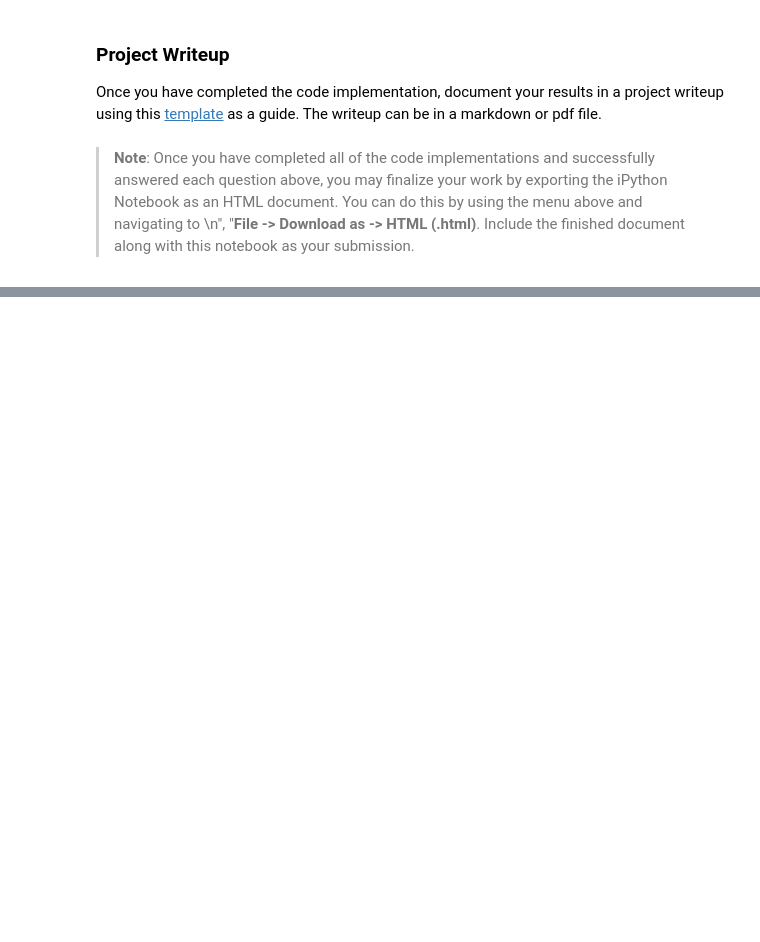
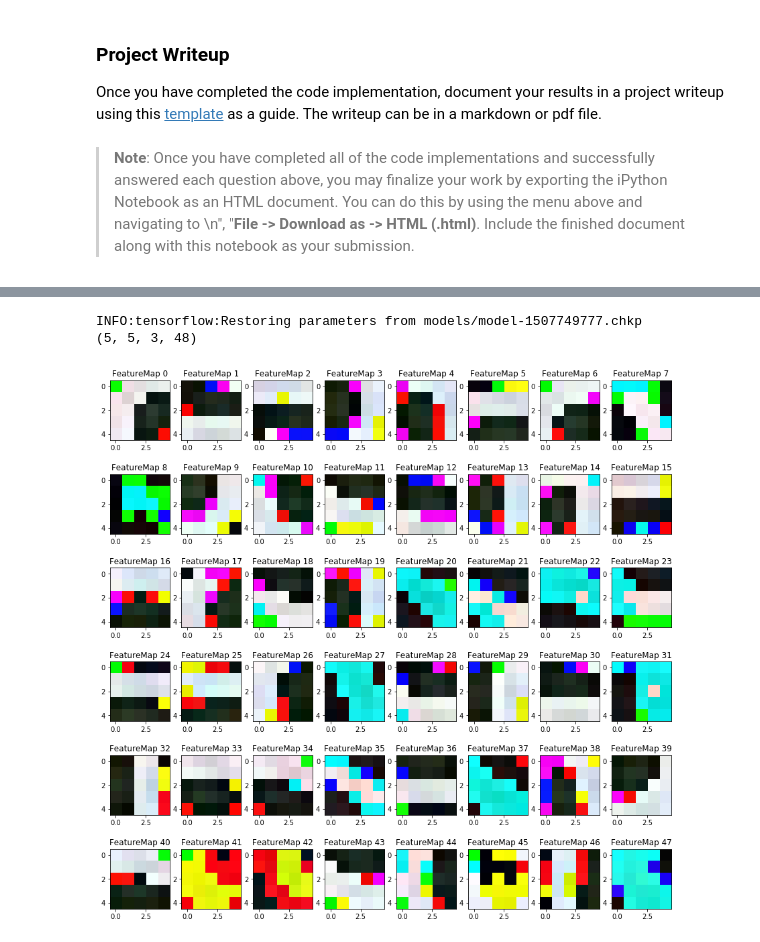
Before and after one commit to malhotraa/CarND-Traffic-Sign-Classifier-Project, a Jupyter notebook: Traffic_Sign_Classifier.ipynb, the cells around one changed output, grey strips where cells are left out. Saved outputs shown, nothing was run; the diff lists cells and outputs as text; code cells hidden in the pictures; blank space fills up the shorter version.

```diff
--- a/Traffic_Sign_Classifier.ipynb
+++ b/Traffic_Sign_Classifier.ipynb
@@ -526,7 +685,0 @@ Looking just at the first row we get `[ 0.34763842,  0.24879643,  0.12789202]`,
-# %%
-# Pre-processing
-new_images_post = normalize(new_images)
-
-with tf.Session() as sess:
-    saver.restore(sess, "models/model-1507670532")
-    tp_5 = sess.run([top_5], feed_dict={x: new_images_post})
@@ -558,0 +710,8 @@ Looks like the network is extremely confident in its predictions (p>0.98) except
+# %%
+# 50.jpg is index 10
+tp_5 = sess.run([top_5_operation], feed_dict={x: new_images_post})
+top_5_idxs = top_5.indices[3]
+
+for cls in top_5_idxs:
+    signname = signnames_df[signnames_df.ClassId == cls].SignName.values[0]
+    print("Predicted sign: {}".format(signname))
@@ -583,31 +750,41 @@ For an example of what feature map outputs look like, check out NVIDIA's results
 </figure>
  <p></p>
 # %%
-### Visualize your network's feature maps here.
-### Feel free to use as many code cells as needed.
-
 # image_input: the test image being fed into the network to produce the feature maps
 # tf_activation: should be a tf variable name used during your training procedure that represents the calculated state of a specific weight layer
 # activation_min/max: can be used to view the activation contrast in more detail, by default matplot sets min and max to the actual min and max values of the output
 # plt_num: used to plot out multiple different weight feature map sets on the same block, just extend the plt number for each new feature map entry
 
 def outputFeatureMap(image_input, tf_activation, activation_min=-1, activation_max=-1 ,plt_num=1):
     # Here make sure to preprocess your image_input in a way your network expects
     # with size, normalization, ect if needed
     # image_input =
     # Note: x should be the same name as your network's tensorflow data placeholder variable
     # If you get an error tf_activation is not defined it may be having trouble accessing the variable from inside a function
-    activation = tf_activation.eval(session=sess,feed_dict={x : image_input})
+    #activation = tf_activation.eval(session=sess,feed_dict={x: image_input})
+    #activation = sess.run(tf_activation, feed_dict={x: image_input})
+    activation = sess.run(tf_activation, feed_dict={x: image_input})
+    print(activation.shape)
     featuremaps = activation.shape[3]
     plt.figure(plt_num, figsize=(15,15))
     for featuremap in range(featuremaps):
         plt.subplot(6,8, featuremap+1) # sets the number of feature maps to show on each row and column
         plt.title('FeatureMap ' + str(featuremap)) # displays the feature map number
         if activation_min != -1 & activation_max != -1:
-            plt.imshow(activation[0,:,:, featuremap], interpolation="nearest", vmin =activation_min, vmax=activation_max, cmap="gray")
+            plt.imshow(activation[:,:,:, featuremap], interpolation="nearest", vmin =activation_min, vmax=activation_max, cmap="gray")
         elif activation_max != -1:
-            plt.imshow(activation[0,:,:, featuremap], interpolation="nearest", vmax=activation_max, cmap="gray")
+            plt.imshow(activation[:,:,:, featuremap], interpolation="nearest", vmax=activation_max, cmap="gray")
         elif activation_min !=-1:
-            plt.imshow(activation[0,:,:, featuremap], interpolation="nearest", vmin=activation_min, cmap="gray")
+            plt.imshow(activation[:,:,:, featuremap], interpolation="nearest", vmin=activation_min, cmap="gray")
         else:
-            plt.imshow(activation[0,:,:, featuremap], interpolation="nearest", cmap="gray")
+            plt.imshow(activation[:,:,:, featuremap], interpolation="nearest", cmap="gray")
+
+sess = tf.Session()
+sess.run(tf.global_variables_initializer())
+sess.run(tf.local_variables_initializer())
+saver.restore(sess, "models/model-1507749777.chkp")
+outputFeatureMap(new_images_post, 'conv1_W:0', activation_min=0, activation_max=255, plt_num=1)
+# %% [output]
+INFO:tensorflow:Restoring parameters from models/model-1507749777.chkp
+(5, 5, 3, 48)
+[figure, added]
```
Also changed, not shown: parts of 37 cells of this notebook.
